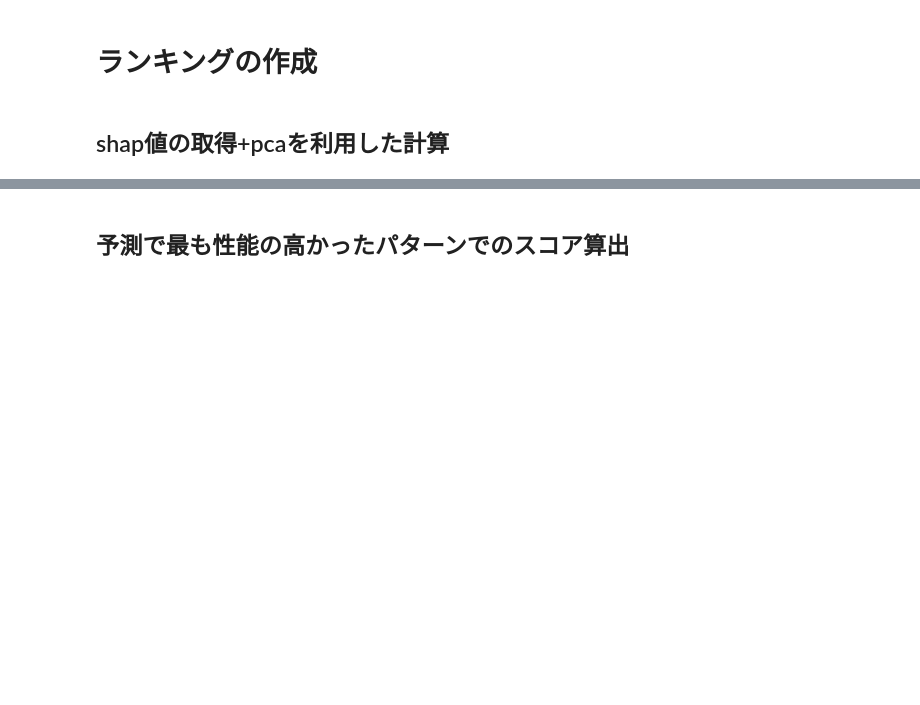
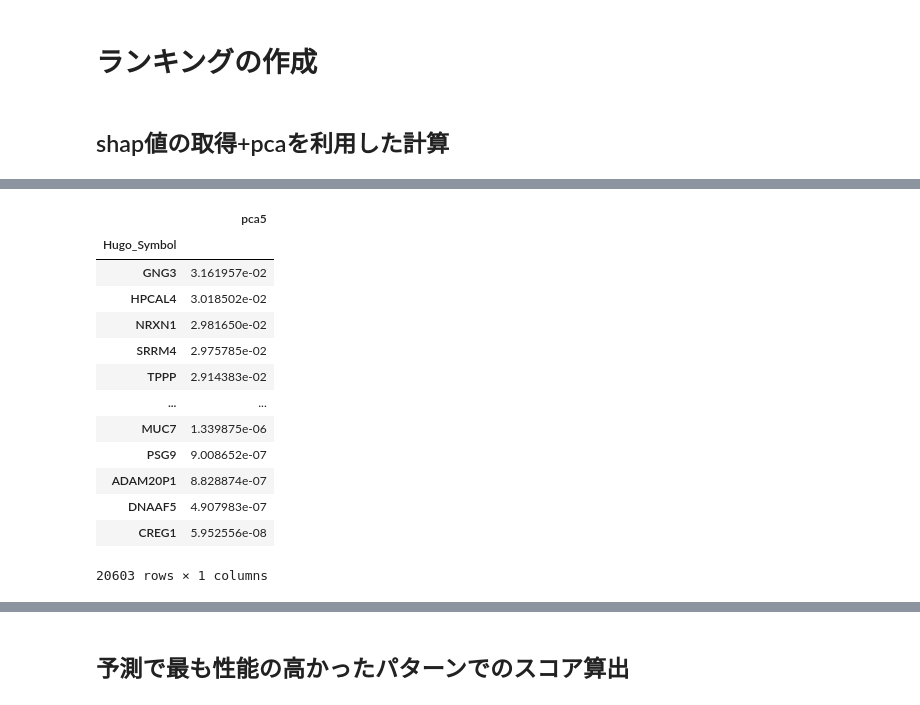
Before and after one commit to uga7643/breast_cancer_analytics, a Jupyter notebook: notebooks/5-explain_models_RFS (numeric)-Copy1.ipynb, the cells around one changed output, grey strips where cells are left out. Saved outputs shown, nothing was run; the diff lists cells and outputs as text; code cells hidden in the pictures; blank space fills up the shorter version.

```diff
--- a/notebooks/5-explain_models_RFS (numeric)-Copy1.ipynb
+++ b/notebooks/5-explain_models_RFS (numeric)-Copy1.ipynb
@@ -203,0 +226,27 @@ def calc_score(
+# %%
+df_gene_expressions = pd.read_pickle(
+     config.INTERIM_PREPROCESSED_RECURRENCE_DIR +"/df_gene_expressions.pkl"
+)
+df_pca29_pca5 = pd.DataFrame(
+    pca.components_,
+    index=pca.get_feature_names_out(),
+    columns=df_gene_expressions.columns,
+).T["pca5"].apply(lambda x: abs(x)).sort_values(ascending=False)
+
+df_pca29_pca5 = pd.DataFrame(df_pca29_pca5)
+df_pca29_pca5
+# %% [output]
+|  | pca5 |
+| Hugo_Symbol |  |
+| GNG3 | 3.161957e-02 |
+| HPCAL4 | 3.018502e-02 |
+| NRXN1 | 2.981650e-02 |
+| SRRM4 | 2.975785e-02 |
+| TPPP | 2.914383e-02 |
+| ... | ... |
+| MUC7 | 1.339875e-06 |
+| PSG9 | 9.008652e-07 |
+| ADAM20P1 | 8.828874e-07 |
+| DNAAF5 | 4.907983e-07 |
+| CREG1 | 5.952556e-08 |
+20603 rows × 1 columns
```
Also changed, not shown: parts of 4 cells of this notebook, 3 other files.
